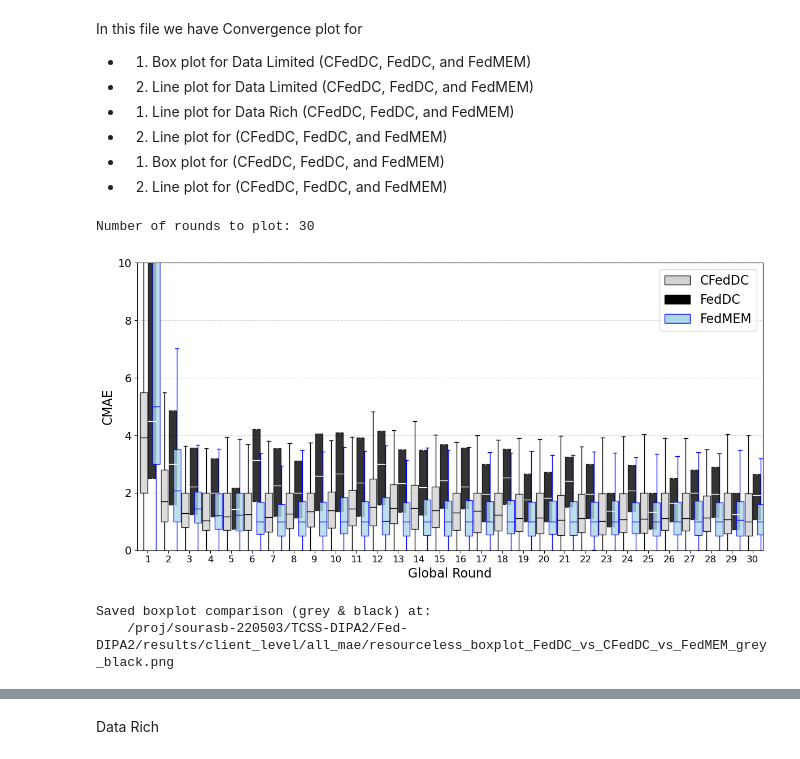
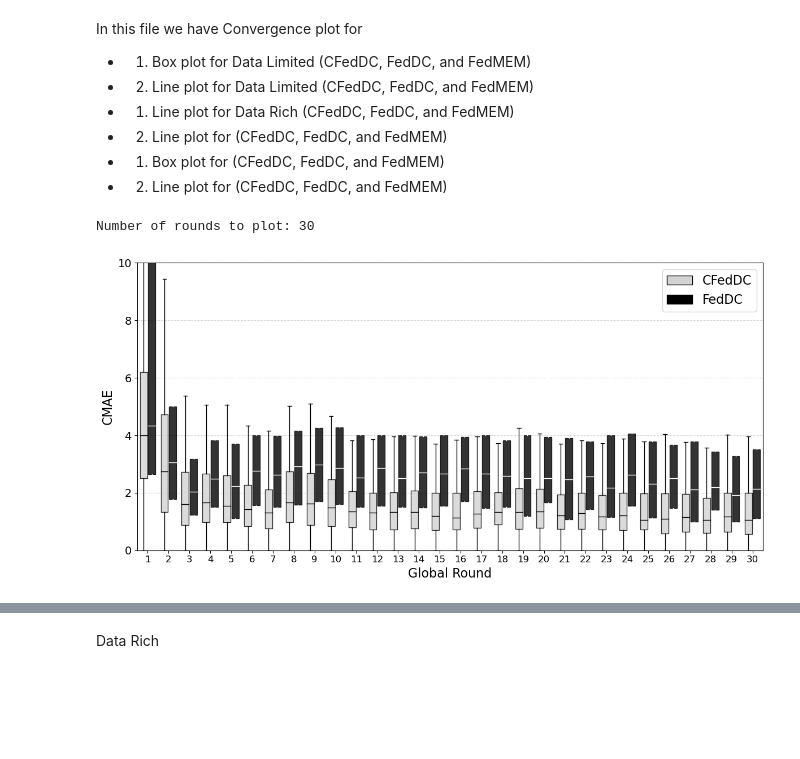
Before and after one commit to sourasb05/Fed-DIPA2, a Jupyter notebook: src/utils/all_validation_plot.ipynb, the cells around one changed output, grey strips where cells are left out. Cells and saved outputs as stored; diff of their text form; code cells hidden in the pictures; blank space fills up the shorter version.

Commit message:
significance test done

```diff
--- a/src/utils/all_validation_plot.ipynb
+++ b/src/utils/all_validation_plot.ipynb
@@ -26,9 +26,11 @@ cmae_lists = { algo: [] for algo in algos }
 # ─── STEP 1: COLLECT “RESOURCELESS” USERS’ CMAE DATA ───────────────────────────
 for user_id in range(num_users):
     filename     = f"user_{user_id}_test_round_results.json"
-    cfeddc_path  = os.path.join(base_dir, "CFedDC_KT_RL", "local_test", filename)
-    fedmem_path  = os.path.join(base_dir, "FedMEM", "local_test", filename)
-    feddc_path   = os.path.join(base_dir, "FedDC",  "local_test", filename)
+    cfeddc_path  = os.path.join(base_dir, "CFedDC_KT_RL_rl1_C2_ViT-L_14_336px" ,"exp_no_0_CFedDC_KT_RL_lambda_min_0.4_lambda_max_0.6_kappa_1.0_delta_1.0_30", "local_test", filename)
+    # fedmem_path  = os.path.join(base_dir, "FedMEM", "local_test", filename)
+    feddc_path   = os.path.join(base_dir, "FedDC_ViT-L_14_336px", "exp_0_model_name_ViT-L_14_336px_FedDC", "local_test", filename)
+
+
 
     # 1a) Must have CFedDC JSON so we can check the resource_category
     if not os.path.exists(cfeddc_path):
@@ -58,48 +60,48 @@ for user_id in range(num_users):
         continue
 
     # 1c) Now ensure FedMEM JSON also exists
-    if not os.path.exists(fedmem_path):
-        continue
+    # if not os.path.exists(fedmem_path):
+    #    continue
 
-    try:
-        with open(fedmem_path, "r") as f:
-            data_fm = json.load(f)
-    except Exception as e:
-        print(f"[Warning] Could not read {fedmem_path}: {e}")
-        continue
+    # try:
+    #    with open(fedmem_path, "r") as f:
+    #        data_fm = json.load(f)
+    # except Exception as e:
+    #    print(f"[Warning] Could not read {fedmem_path}: {e}")
+    #    continue
 
     # 1d) Extract per-round CMAE (key is "info_cmae")
     cmae_cf = data_cf.get("validation_results", {}).get("info_cmae", [])
-    cmae_fm = data_fm.get("validation_results", {}).get("info_cmae", [])
+    # cmae_fm = data_fm.get("validation_results", {}).get("info_cmae", [])
     cmae_fd = data_fd.get("validation_results", {}).get("info_cmae", [])
 
     # Skip if either list is empty
-    if not cmae_cf or not cmae_fd or not cmae_fm:
-        continue
+    # if not cmae_cf or not cmae_fd or not cmae_fm:
+    #    continue
 
     # 1e) Append each user's CMAE list to the respective algorithm's container
     cmae_lists["CFedDC"].append(cmae_cf)
     cmae_lists["FedDC"].append(cmae_fd)
-    cmae_lists["FedMEM"].append(cmae_fm)
+    # cmae_lists["FedMEM"].append(cmae_fm)
 
 # ─── STEP 2: ORGANIZE DATA “BY ROUND” ───────────────────────────────────────────
 # Ensure we found at least one resourceless user for each algorithm
-if len(cmae_lists["CFedDC"]) == 0 or len(cmae_lists["FedDC"]) == 0 or len(cmae_lists["FedMEM"]) == 0:
-    raise RuntimeError("No resourceless users found for CFedDC, FedMEM and/or FedDC.")
+if len(cmae_lists["CFedDC"]) == 0 or len(cmae_lists["FedDC"]) == 0: # or len(cmae_lists["FedMEM"]) == 0
+    raise RuntimeError("No resourceless users found for CFedDC and/or FedDC.")
 
 # Find the maximum number of rounds across all resourceless users for each algorithm
 max_rounds_cf = max(len(lst) for lst in cmae_lists["CFedDC"])
 max_rounds_fd = max(len(lst) for lst in cmae_lists["FedDC"])
-max_rounds_fm = max(len(lst) for lst in cmae_lists["FedMEM"])
+# max_rounds_fm = max(len(lst) for lst in cmae_lists["FedMEM"])
 
 # We only want to plot up to the minimum of these two maxima,
 # so that both algorithms have data for each round we show.
-common_rounds = min(max_rounds_cf, max_rounds_fd, max_rounds_fm, 30)
+common_rounds = min(max_rounds_cf, max_rounds_fd, 30)
 
 # Create lists of length common_rounds; each inner list accumulates all CMAE values at that round
 cf_by_round = [[] for _ in range(common_rounds)]
 fd_by_round = [[] for _ in range(common_rounds)]
-fm_by_round = [[] for _ in range(common_rounds)]
+# fm_by_round = [[] for _ in range(common_rounds)]
 
 # Populate cf_by_round
 for user_list in cmae_lists["CFedDC"]:
@@ -114,10 +116,10 @@ for user_list in cmae_lists["FedDC"]:
             fd_by_round[r].append(user_list[r])
 
 # Populate fm_by_round
-for user_list in cmae_lists["FedMEM"]:
-    for r in range(len(user_list)):
-        if r < common_rounds:
-            fm_by_round[r].append(user_list[r])
+# for user_list in cmae_lists["FedMEM"]:
+#    for r in range(len(user_list)):
+#        if r < common_rounds:
+#            fm_by_round[r].append(user_list[r])
 
 # ─── STEP 3: DRAW GROUPED BOXPLOTS IN ONE FIGURE (GREY & BLACK) ───────────────
 plt.figure(figsize=(12, 6))
@@ -130,7 +132,7 @@ offset = 0.20  # horizontal shift so boxes don't overlap exactly
 # Positions for CFedDC and FedDC boxes
 pos_cf = rounds - offset
 pos_fd = rounds + offset
-pos_fm = rounds + 2 * offset  # For FedMEM, if needed
+# pos_fm = rounds + 2 * offset  # For FedMEM, if needed
 
 # 3a) CFedDC boxplot (light grey fill, black edges & median)
 plt.boxplot(
@@ -161,7 +163,7 @@ plt.boxplot(
 )
 
 # 3c) FedMEM boxplot (optional, if you want to include it)
-plt.boxplot(
+"""plt.boxplot(
     fm_by_round,
     positions=pos_fm,
     widths=0.35,
@@ -172,46 +174,44 @@ plt.boxplot(
     whiskerprops=dict(color="blue"),
     capprops=dict(color="blue"),
     flierprops=dict(markeredgecolor="blue"),
-)
+)"""
 
 # 3c) Force x-axis ticks to be exactly at 1, 2, …, common_rounds
 plt.xticks(
     rounds,                          # tick locations
     [str(r) for r in rounds],       # tick labels
     fontsize=12
 )
 plt.xlim(0.5, common_rounds + 0.5)  # ensure the first and last boxes are fully visible
 
 # 3d) Labels, title, and grid
 plt.xlabel("Global Round", fontsize=16)
 plt.ylabel("CMAE", fontsize=16)
 #plt.title("Resourceless Users: CMAE Distribution per Round\n(CFedDC vs. FedDC)", fontsize=16)
 plt.yticks(fontsize=14)
 plt.ylim(0.0,10.0)                  # keep the same y-limit
 plt.grid(axis="y", linestyle="--", alpha=0.5)
 
 # 3e) Custom legend (grey = CFedDC, black = FedDC)
 import matplotlib.patches as mpatches
 patch_cf = mpatches.Patch(facecolor="lightgrey", edgecolor="black", label="CFedDC")
 patch_fd = mpatches.Patch(facecolor="black", edgecolor="black", label="FedDC")
-patch_fm = mpatches.Patch(facecolor="lightblue", edgecolor="blue", label="FedMEM")
-plt.legend(handles=[patch_cf, patch_fd, patch_fm], fontsize=16, loc="upper right")
+# patch_fm = mpatches.Patch(facecolor="lightblue", edgecolor="blue", label="FedMEM")
+plt.legend(handles=[patch_cf, patch_fd], fontsize=16, loc="upper right")
 
 plt.tight_layout()
 
 # 3f) Save the figure
-save_path = os.path.join(base_dir, "all_mae", "resourceless_boxplot_FedDC_vs_CFedDC_vs_FedMEM_grey_black.png")
+save_path = os.path.join(base_dir, "all_mae", "resourceless_boxplot_FedDC_vs_CFedDC_grey_black.png")
 os.makedirs(os.path.dirname(save_path), exist_ok=True)
 plt.savefig(save_path)
 plt.show()  # Show the plot in the notebook (optional)
 plt.close()
 
-print(f"Saved boxplot comparison (grey & black) at:\n    {save_path}")
+# print(f"Saved boxplot comparison (grey & black) at:\n    {save_path}")
 # %% [output]
 Number of rounds to plot: 30
-[figure, old version]
+[figure, new version]
-Saved boxplot comparison (grey & black) at:
-    /proj/sourasb-220503/TCSS-DIPA2/Fed-DIPA2/results/client_level/all_mae/resourceless_boxplot_FedDC_vs_CFedDC_vs_FedMEM_grey_black.png
 # %%
 # ─── STEP 3: DRAW LINE PLOT FOR EACH ALGORITHM ────────────────────────────────
 plt.figure(figsize=(8, 6))
```
Also changed, not shown: parts of 1 cell of this notebook, 3 other files.
